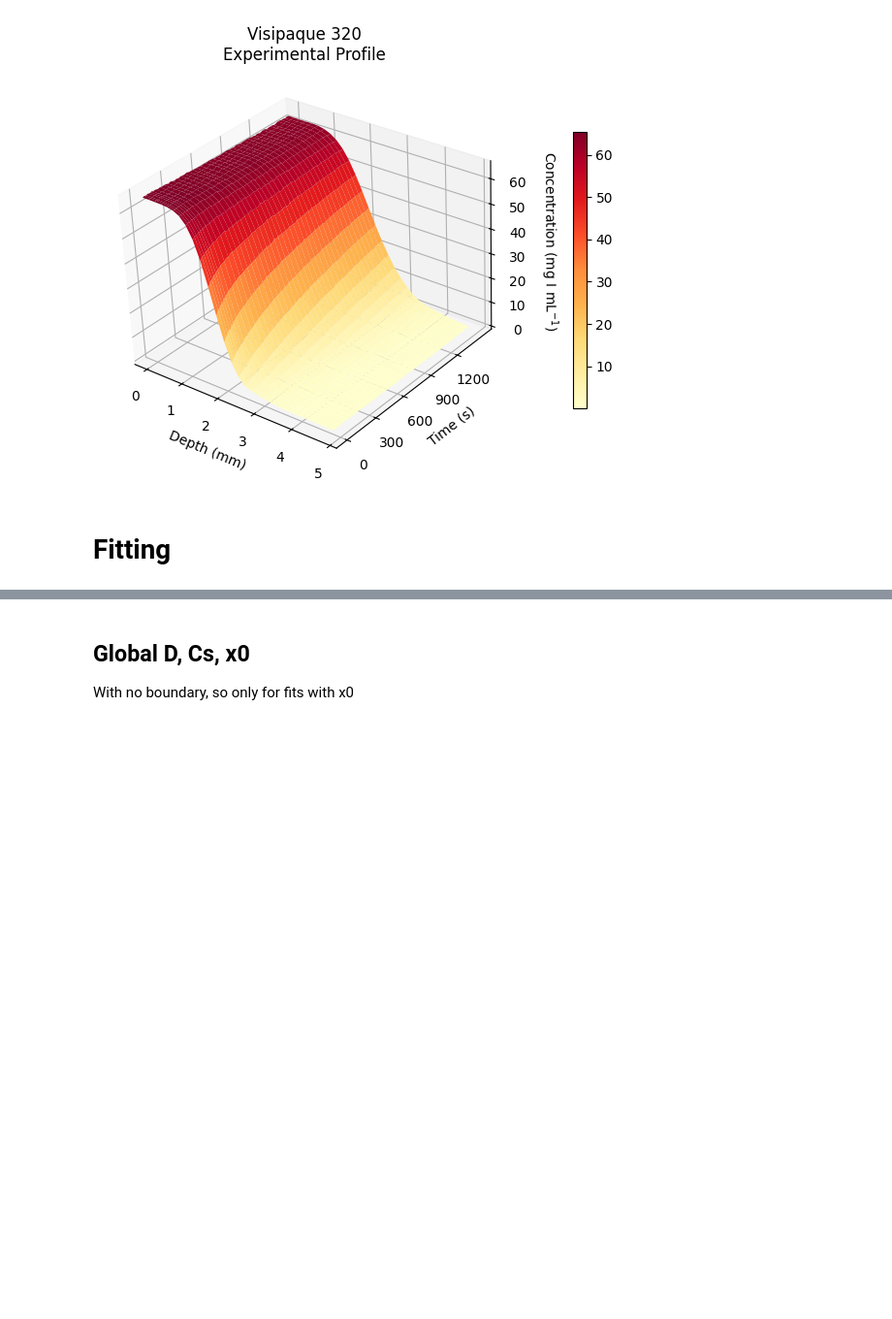
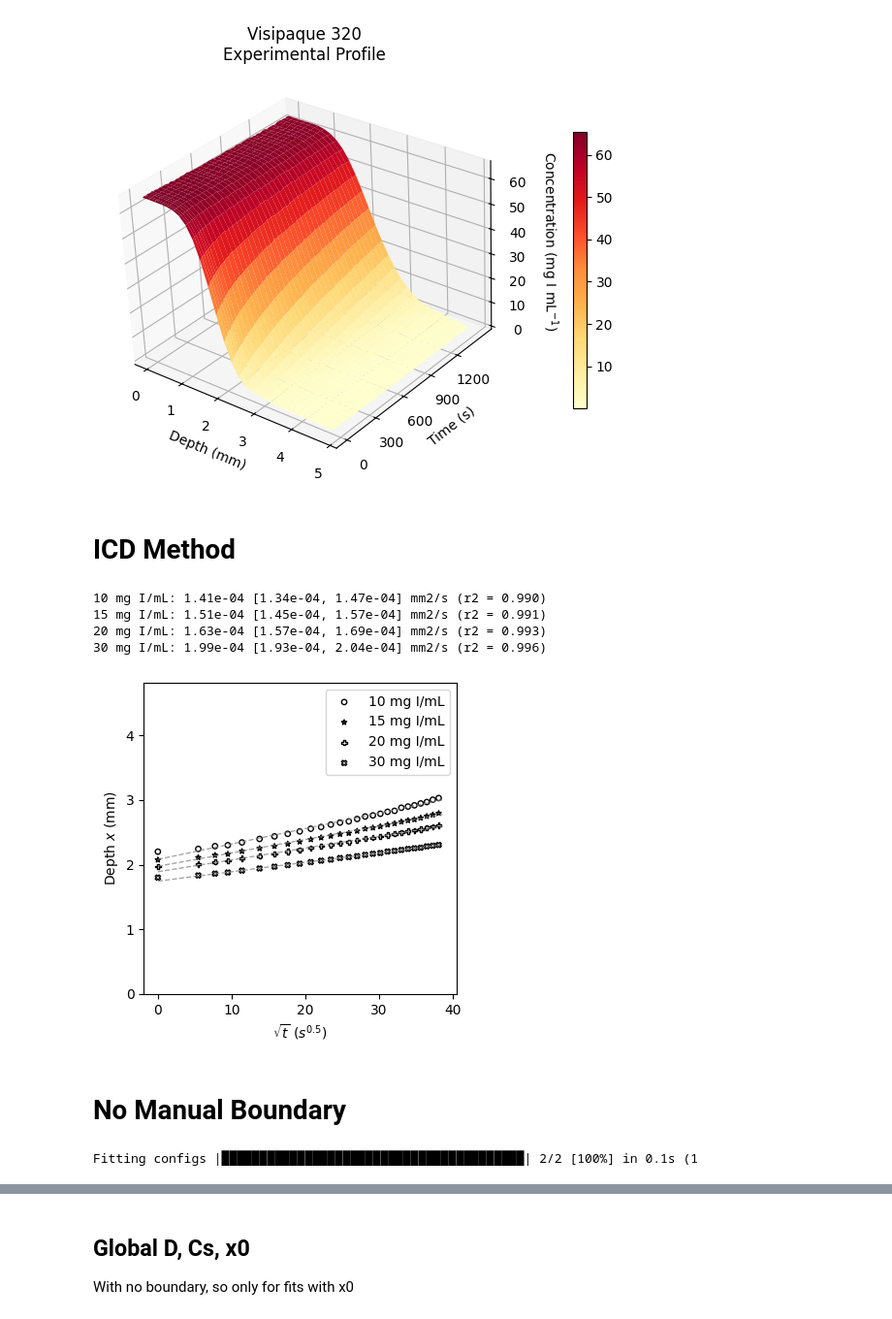
Before and after one commit to isaackh28/diff_tests, a Jupyter notebook: notebook_1.ipynb, the cells around one changed output, grey strips where cells are left out. Shown at 97% size. Cells and saved outputs as stored; diff of their text form; code cells hidden in the pictures; blank space fills up the shorter version.

```diff
--- a/notebook_1.ipynb
+++ b/notebook_1.ipynb
@@ -85,3 +87,5 @@ plt.tight_layout()
 plt.show()
 # %% [output]
 [figure]
+# %% [markdown]
+# ICD Method
@@ -88,2 +149,47 @@ plt.show()
+# %%
+c_null_list = [10, 15, 20, 30]
+icd_results = [icd_method(c_null, conc, time) for c_null in c_null_list]
+for r in icd_results:
+    print(f"{r["c_null"]} mg I/mL: {r["d"]:.2e} [{r["ci_d"][0]:.2e}, {r["ci_d"][1]:.2e}] mm2/s (r2 = {r["r2"]:.3f})")
+# %% [output]
+10 mg I/mL: 1.41e-04 [1.34e-04, 1.47e-04] mm2/s (r2 = 0.990)
+15 mg I/mL: 1.51e-04 [1.45e-04, 1.57e-04] mm2/s (r2 = 0.991)
+20 mg I/mL: 1.63e-04 [1.57e-04, 1.69e-04] mm2/s (r2 = 0.993)
+30 mg I/mL: 1.99e-04 [1.93e-04, 2.04e-04] mm2/s (r2 = 0.996)
+# %%
+fig, ax = plt.subplots(figsize = (4, 4))
+cats = [str(c) + " mg I /mL" for c in c_null_list]
+markers = ["o", "*", "P", "X"]
+
+for i, r in enumerate(icd_results):
+        t_front = r["t_0.5"]
+        x_front = r["iso_front"]
+        c_null = r["c_null"]
+        intercept = r["intercept"]
+        slope = r["slope"]
+
+        ax.scatter(t_front[::3], x_front[::3],
+                marker = markers[i],
+                edgecolors = "black",
+                facecolors = "none",
+                s  = 15,
+                label = f"{c_null} mg I/mL")
+        ax.set_xlabel(f"$\\sqrt{{t}}$ ($s^{{0.5}}$)")
+        ax.set_ylabel(f"Depth $x$ (mm)")
+
+        # plot regression line
+        x_reg = np.linspace(0, np.nanmax(t_front), len(t_front))
+        y_reg = slope * x_reg + intercept
+        ax.plot(x_reg, y_reg,
+                linestyle = "--",
+                c = "grey",
+                alpha = 0.7,
+                linewidth = 1)
+ax.set_ylim(0, np.nanmax(depth))
+plt.legend()
+plt.tight_layout()
+plt.show()
+# %% [output]
+[figure, added]
 # %% [markdown]
-# Fitting
+# No Manual Boundary
@@ -89,0 +224,9 @@ plt.show()
+# %%
+results_x0 = []
+with alive_bar(len(configs), title = "Fitting configs", force_tty = True) as bar:
+    for cfg in configs:
+        result = fitting.fit_diffusion(conc, depth, time, cfg)
+        results_x0.append(result)
+        bar()
+# %% [output]
+Fitting configs |████████████████████████████████████████| 2/2 [100%] in 0.1s (1
```
Also changed, not shown: parts of 33 cells of this notebook, 1 other file.
